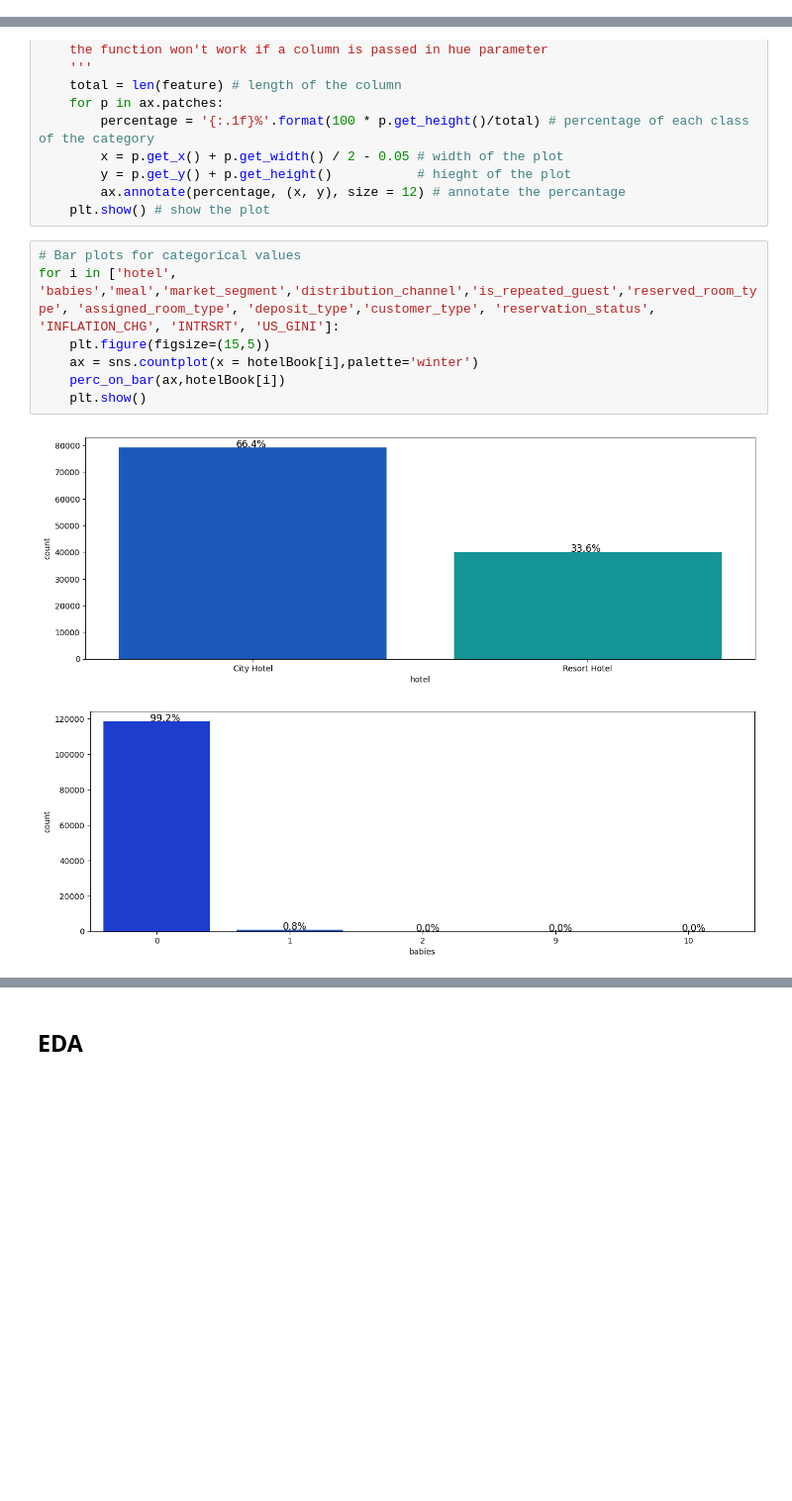
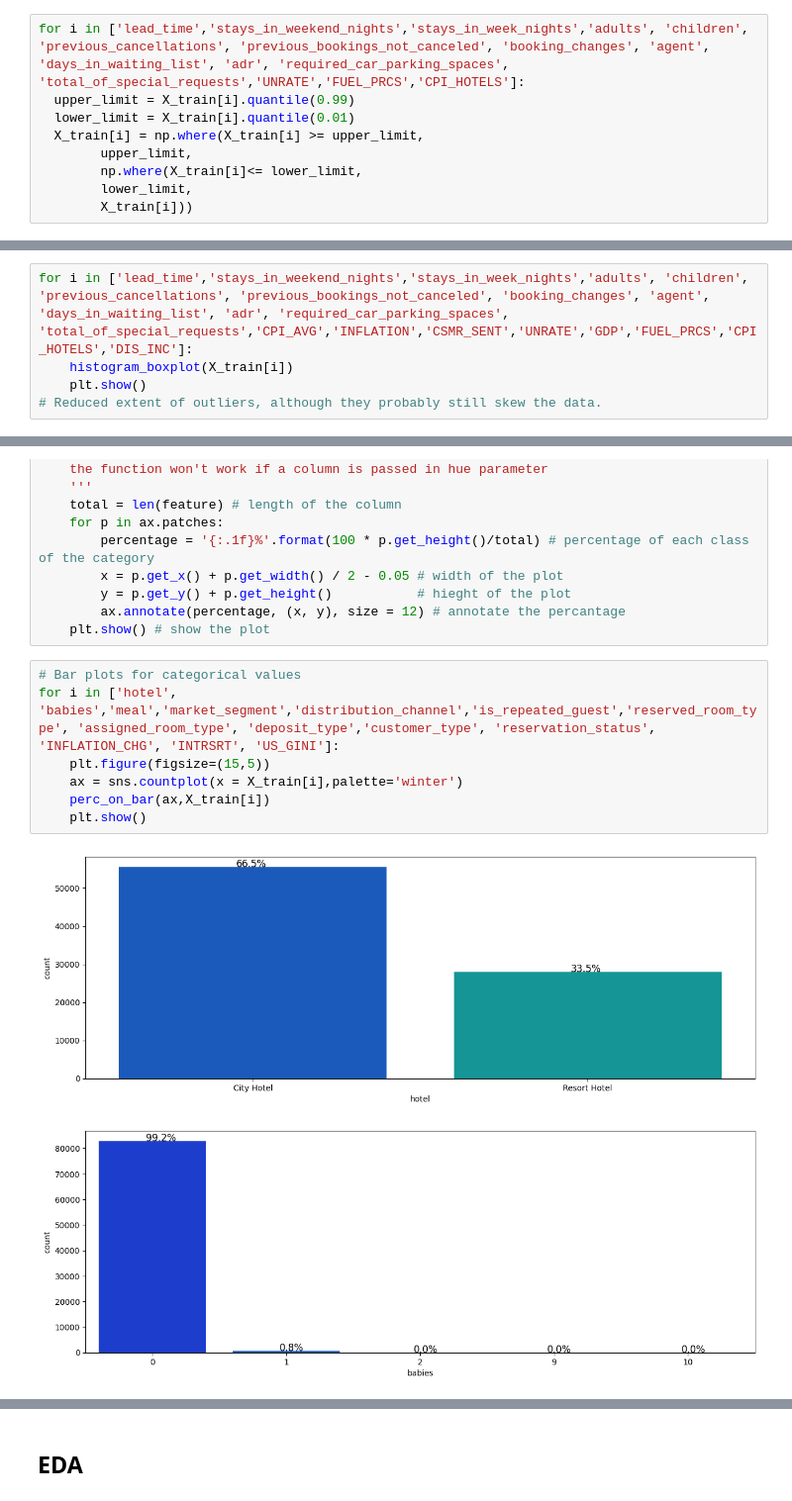
Before and after one commit to aparnamohankumar18/hotel_booking, a Jupyter notebook: hotel_booking_multi.ipynb, the cells around one changed output, grey strips where cells are left out. Shown at 99% size. Drawn from its saved outputs; the diff is of its cells as text; blank space fills up the shorter version.

```diff
--- a/hotel_booking_multi.ipynb
+++ b/hotel_booking_multi.ipynb
@@ -357,3 +356,12 @@ for i in ['lead_time','stays_in_weekend_nights','stays_in_week_nights','adults',
 [figure]
 [figure]
 ... (9 outputs left out)
+# %%
+for i in ['lead_time','stays_in_weekend_nights','stays_in_week_nights','adults', 'children', 'previous_cancellations', 'previous_bookings_not_canceled', 'booking_changes', 'agent', 'days_in_waiting_list', 'adr', 'required_car_parking_spaces', 'total_of_special_requests','UNRATE','FUEL_PRCS','CPI_HOTELS']:
+  upper_limit = X_train[i].quantile(0.99)
+  lower_limit = X_train[i].quantile(0.01)
+  X_train[i] = np.where(X_train[i] >= upper_limit,
+        upper_limit,
+        np.where(X_train[i]<= lower_limit,
+        lower_limit,
+        X_train[i]))
@@ -359,0 +370,5 @@ for i in ['lead_time','stays_in_weekend_nights','stays_in_week_nights','adults',
+# %%
+for i in ['lead_time','stays_in_weekend_nights','stays_in_week_nights','adults', 'children', 'previous_cancellations', 'previous_bookings_not_canceled', 'booking_changes', 'agent', 'days_in_waiting_list', 'adr', 'required_car_parking_spaces', 'total_of_special_requests','CPI_AVG','INFLATION','CSMR_SENT','UNRATE','GDP','FUEL_PRCS','CPI_HOTELS','DIS_INC']:
+    histogram_boxplot(X_train[i])
+    plt.show()
+# Reduced extent of outliers, although they probably still skew the data.
@@ -376,10 +405,10 @@ def perc_on_bar(plot, feature):
 # %%
 # Bar plots for categorical values
 for i in ['hotel', 'babies','meal','market_segment','distribution_channel','is_repeated_guest','reserved_room_type', 'assigned_room_type', 'deposit_type','customer_type', 'reservation_status', 'INFLATION_CHG', 'INTRSRT', 'US_GINI']:
     plt.figure(figsize=(15,5))
-    ax = sns.countplot(x = hotelBook[i],palette='winter')
-    perc_on_bar(ax,hotelBook[i])
+    ax = sns.countplot(x = X_train[i],palette='winter')
+    perc_on_bar(ax,X_train[i])
     plt.show()
 # %% [output]
-[figure, old version]
+[figure, new version]
-[figure, old version]
+[figure, new version]
```
Also changed, not shown: parts of 50 cells of this notebook.
